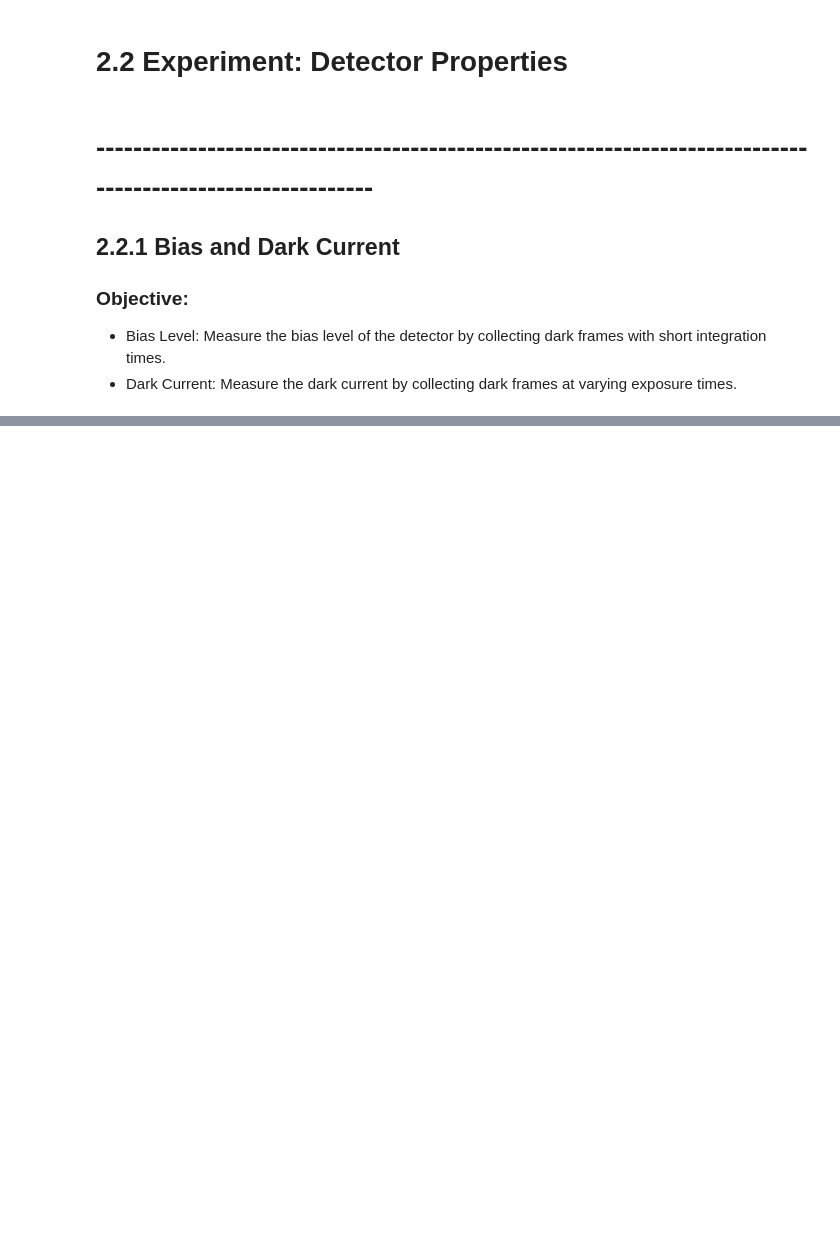
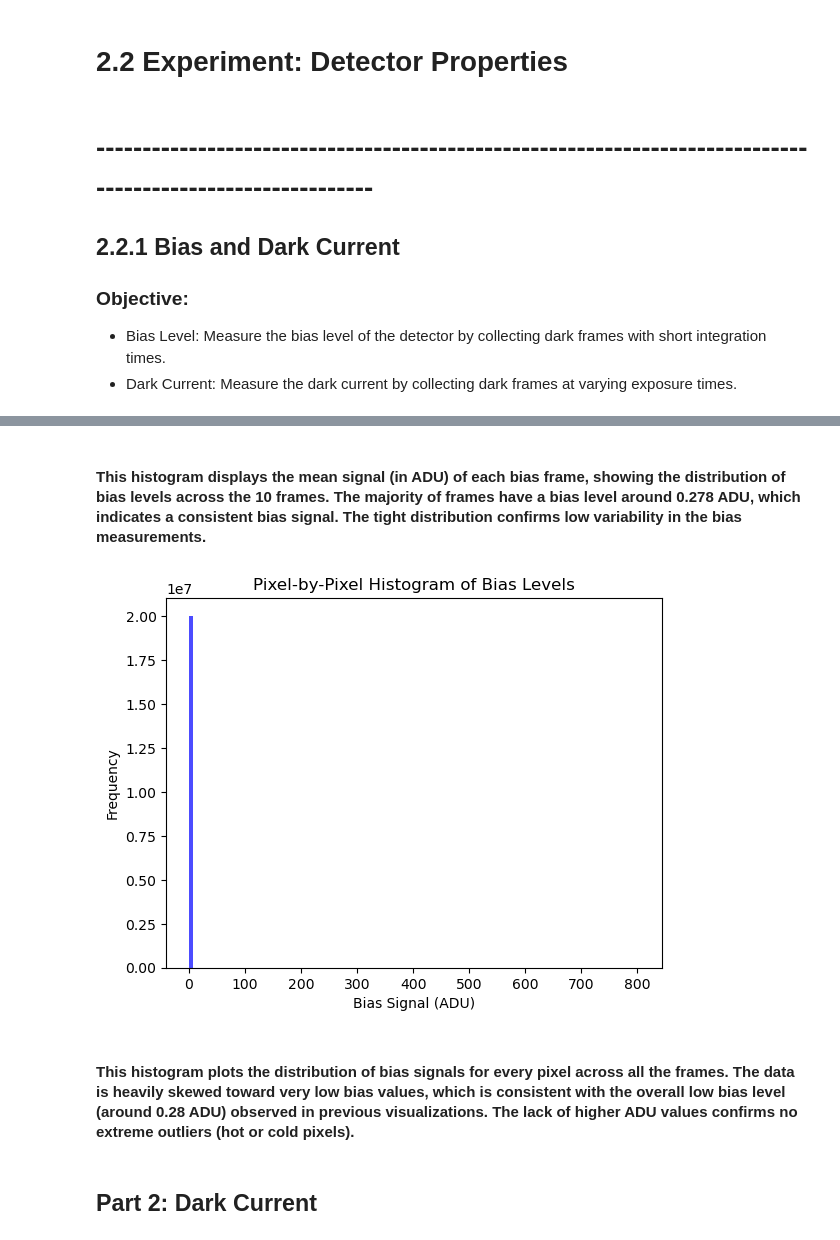
Before and after one commit to quentinleny/ASTRON120_Labs, a Jupyter notebook: ASTRO 120 Lab 1.ipynb, the cells around one changed output, grey strips where cells are left out. Drawn from its saved outputs; the diff is of its cells as text; code cells hidden in the pictures; blank space fills up the shorter version.

```diff
--- a/ASTRO 120 Lab 1.ipynb
+++ b/ASTRO 120 Lab 1.ipynb
@@ -423,0 +447,16 @@ SyntaxError: (unicode error) 'unicodeescape' codec can't decode bytes in positio
+# %% [markdown]
+#### This histogram displays the mean signal (in ADU) of each bias frame, showing the distribution of bias levels across the 10 frames. The majority of frames have a bias level around 0.278 ADU, which indicates a consistent bias signal. The tight distribution confirms low variability in the bias measurements.
+# %%
+flattened_bias = np.array(bias_frames).flatten()
+
+plt.hist(flattened_bias, bins=100, color='blue', alpha=0.7)
+plt.title("Pixel-by-Pixel Histogram of Bias Levels")
+plt.xlabel("Bias Signal (ADU)")
+plt.ylabel("Frequency")
+plt.show()
+# %% [output]
+[figure, added]
+# %% [markdown]
+#### This histogram plots the distribution of bias signals for every pixel across all the frames. The data is heavily skewed toward very low bias values, which is consistent with the overall low bias level (around 0.28 ADU) observed in previous visualizations. The lack of higher ADU values confirms no extreme outliers (hot or cold pixels).
+# %% [markdown]
+## Part 2: Dark Current
```
Also changed, not shown: parts of 24 cells of this notebook.
